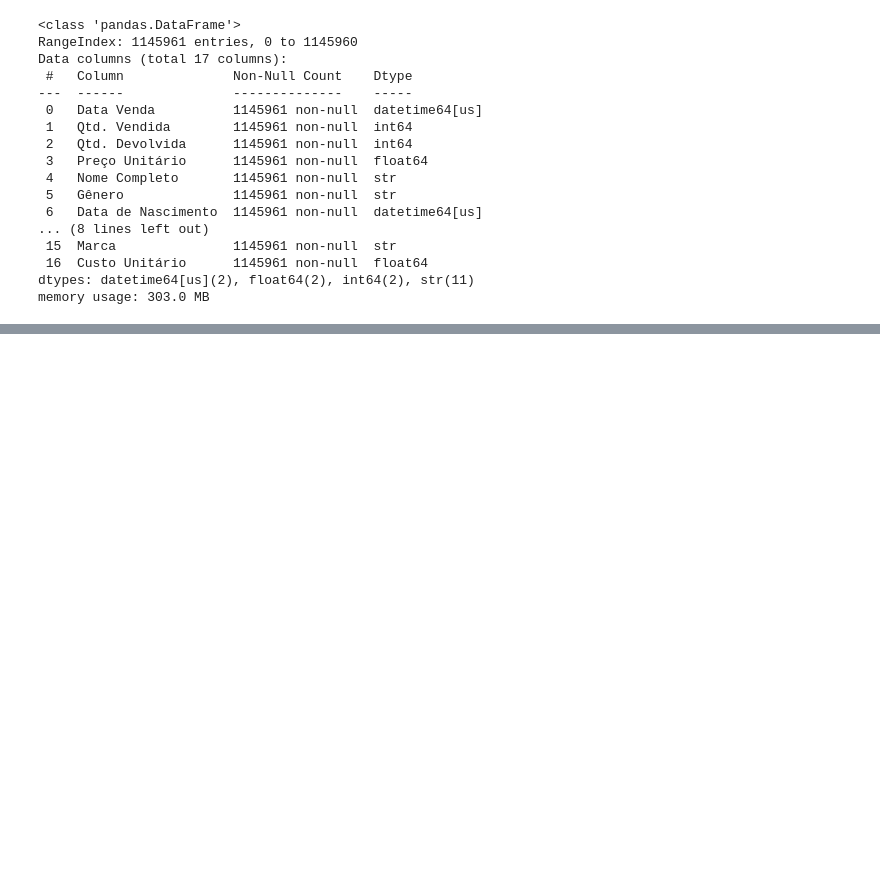
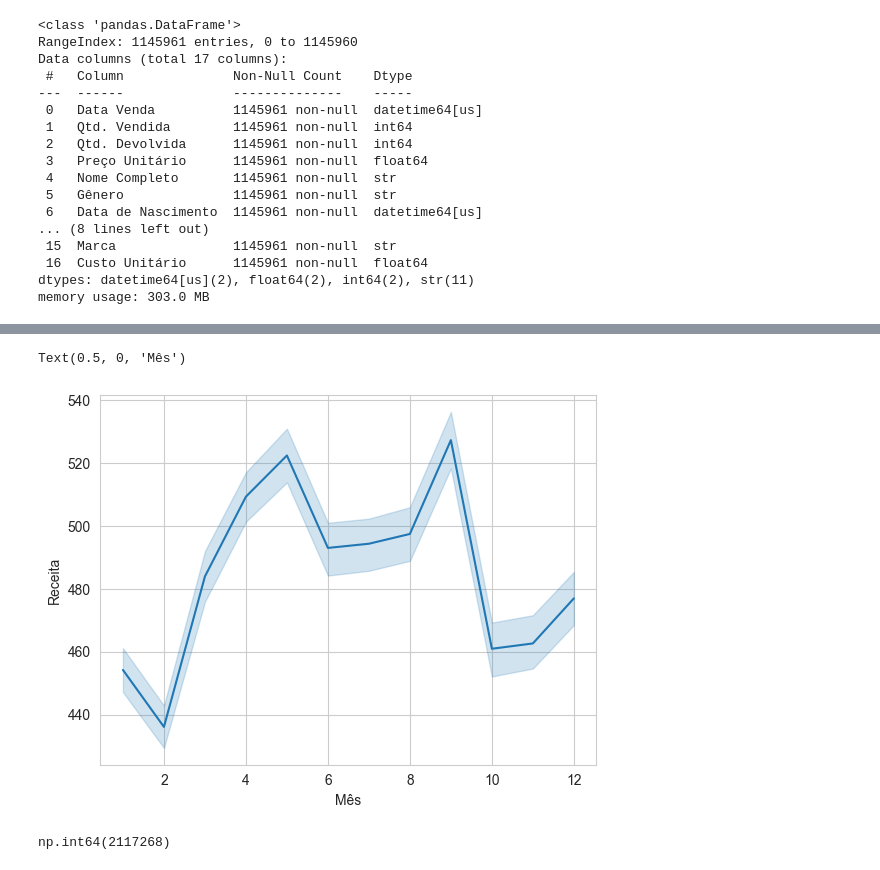
Before and after one commit to Lucas-Sala/Data, a Jupyter notebook: Estudos/Python/notebooks/04_analise.ipynb, the cells around one changed output, grey strips where cells are left out. Drawn from its saved outputs; the diff is of its cells as text; code cells hidden in the pictures; blank space fills up the shorter version.

```diff
--- a/Estudos/Python/notebooks/04_analise.ipynb
+++ b/Estudos/Python/notebooks/04_analise.ipynb
@@ -81,0 +116,10 @@ df_vendas["Dia Semana Venda"] = df_vendas["Data Venda"].dt.day_name()
+# %%
+sns.lineplot(data=df_vendas, x= "Mes Venda", y="Receita",)
+plt.xlabel('Mês')
+# %% [output]
+Text(0.5, 0, 'Mês')
+[figure, added]
+# %%
+df_vendas["Qtd. Vendida"].sum()
+# %% [output]
+np.int64(2117268)
```
Also changed, not shown: parts of 13 cells of this notebook.
